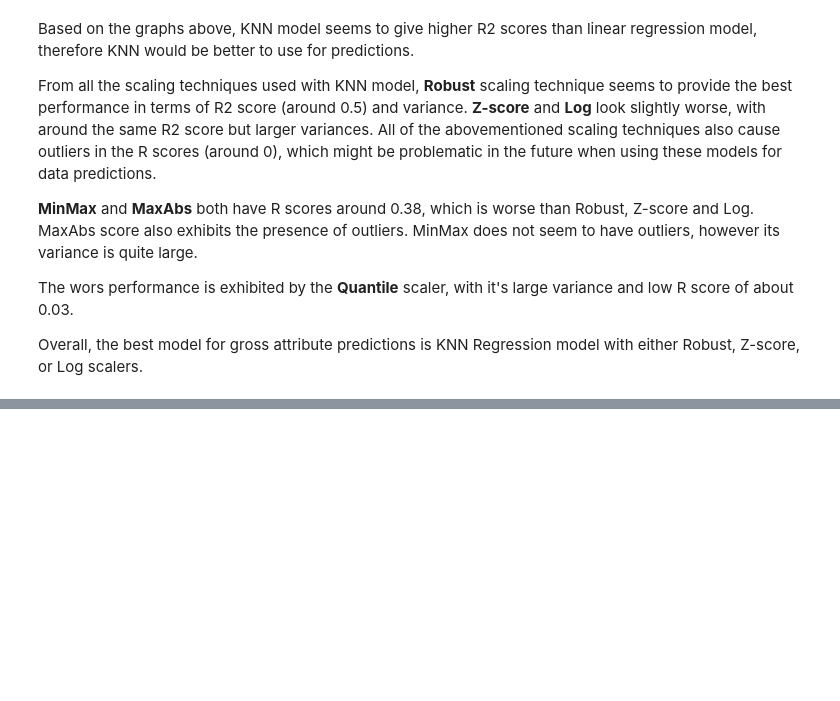
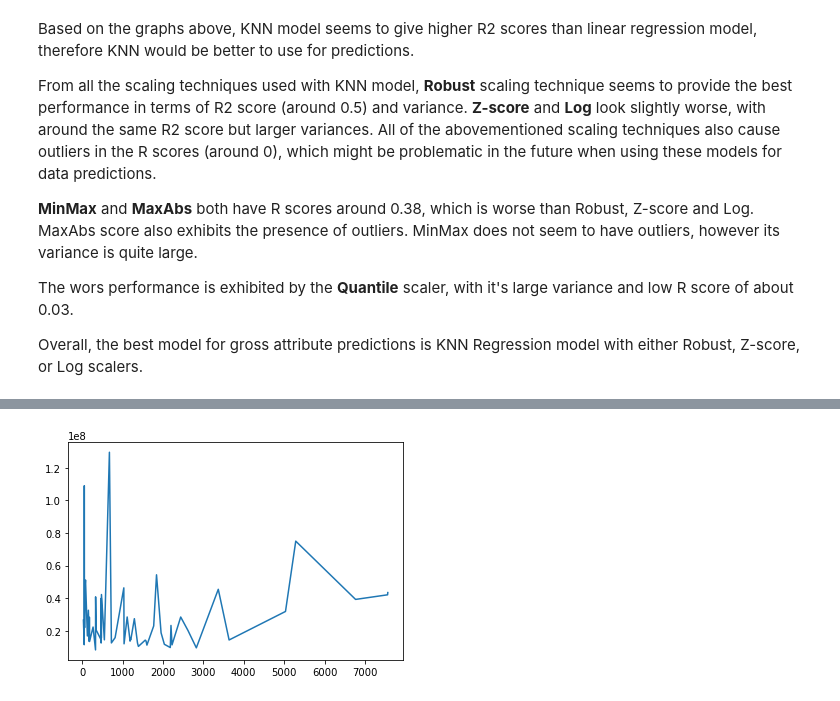
Before and after one commit to dchicasduena/COMP3400_Project, a Jupyter notebook: Iteration 2/Project2.ipynb, the cells around one changed output, grey strips where cells are left out. Saved outputs shown, nothing was run; the diff lists cells and outputs as text; code cells hidden in the pictures; blank space fills up the shorter version.

Commit message:
Made predictions for gross

```diff
--- a/Iteration 2/Project2.ipynb
+++ b/Iteration 2/Project2.ipynb
@@ -402,0 +405,4 @@ Overall, the best model for gross attribute predictions is KNN Regression model
+# %%
+rows_to_fix_gross = m2[m2['gross'].isna()].copy()
+rows_to_fix_gross = rows_to_fix_gross[rows_to_fix_gross['budget'].notna()]
+rows_to_fix_gross.info()
@@ -402,0 +425,25 @@ Overall, the best model for gross attribute predictions is KNN Regression model
+# %%
+#m2_clean is the clean dataset used for predictions
+#rows_to_fix_gross is the dataset with missing values
+
+#Setting up KNN Regression model with Robust scaler
+X = m2_clean.drop(['gross'], axis=1).to_numpy()
+scaler = RobustScaler()
+X_t = scaler.fit_transform(X)
+y = m2_clean['gross'].to_numpy()
+# %%
+model = KNeighborsRegressor(n_neighbors=73)
+model.fit(X_t, y)
+
+# Predicting the missing values
+X_to_pred = rows_to_fix_gross.drop(['gross'], axis=1).to_numpy()
+X_t_to_pred = scaler.transform(X_to_pred)
+y_pred = model.predict(X_t_to_pred)
+
+rows_to_fix_gross['gross'] = y_pred
+m2_predicted = m2_clean.append(rows_to_fix_gross)
+# %%
+rows_to_fix_gross['gross'].plot()
+plt.show()
+# %% [output]
+[figure, added]
```
Also changed, not shown: parts of 4 cells of this notebook.
